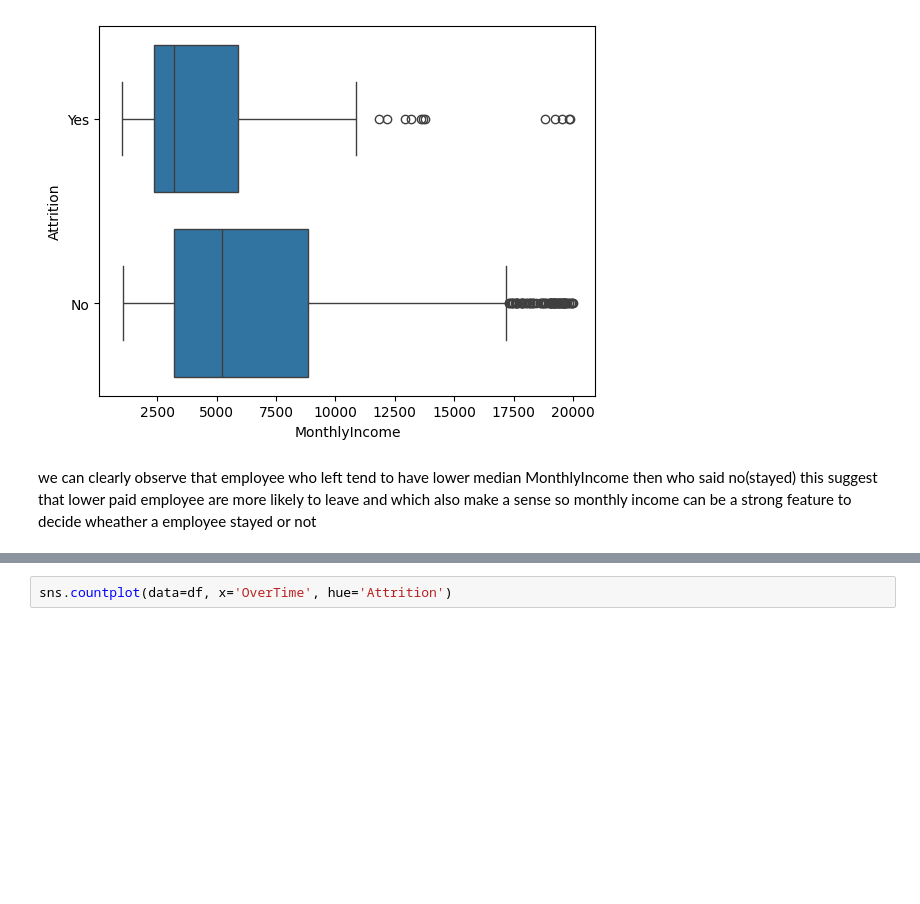
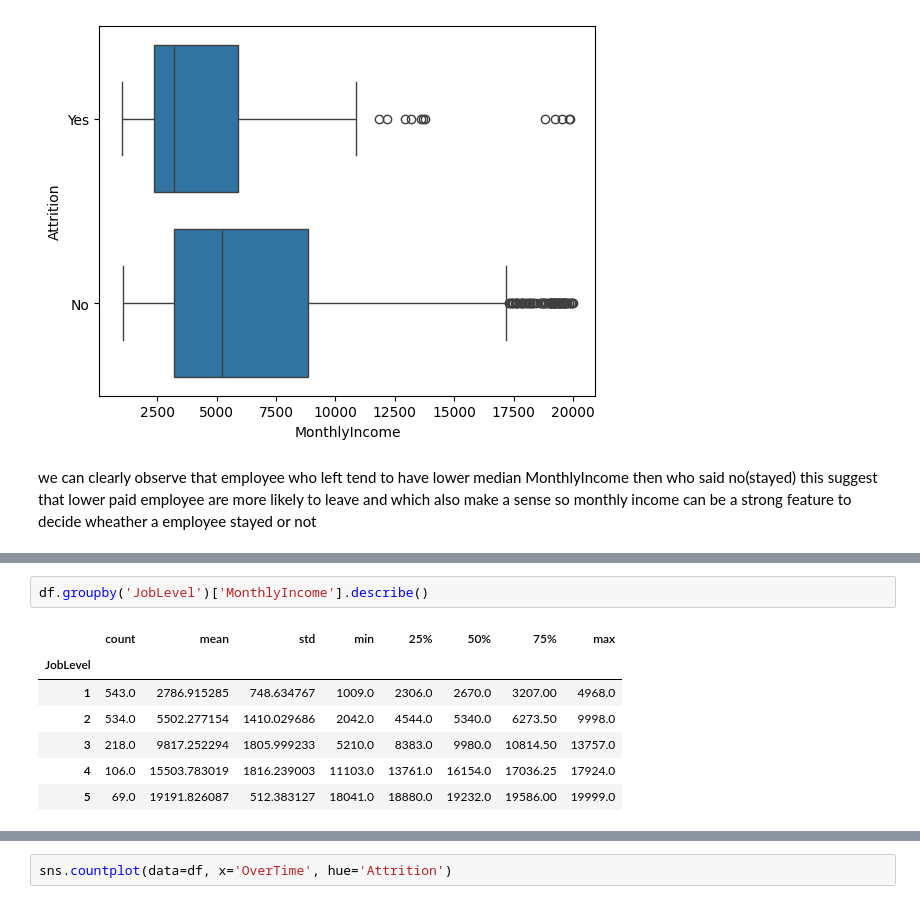
Before and after one commit to Nikesh5005/ML_PROJ, a Jupyter notebook: decision_tree.ipynb, the cells around one changed output, grey strips where cells are left out. Cells and saved outputs as stored; diff of their text form; blank space fills up the shorter version.

```diff
--- a/decision_tree.ipynb
+++ b/decision_tree.ipynb
@@ -99,0 +96,10 @@ hello
+# %%
+df.groupby('JobLevel')['MonthlyIncome'].describe()
+# %% [output]
+|  | count | mean | std | min | 25% | 50% | 75% | max |
+| JobLevel |  |  |  |  |  |  |  |  |
+| 1 | 543.0 | 2786.915285 | 748.634767 | 1009.0 | 2306.0 | 2670.0 | 3207.00 | 4968.0 |
+| 2 | 534.0 | 5502.277154 | 1410.029686 | 2042.0 | 4544.0 | 5340.0 | 6273.50 | 9998.0 |
+| 3 | 218.0 | 9817.252294 | 1805.999233 | 5210.0 | 8383.0 | 9980.0 | 10814.50 | 13757.0 |
+| 4 | 106.0 | 15503.783019 | 1816.239003 | 11103.0 | 13761.0 | 16154.0 | 17036.25 | 17924.0 |
+| 5 | 69.0 | 19191.826087 | 512.383127 | 18041.0 | 18880.0 | 19232.0 | 19586.00 | 19999.0 |
```
Also changed, not shown: parts of 3 cells of this notebook.
